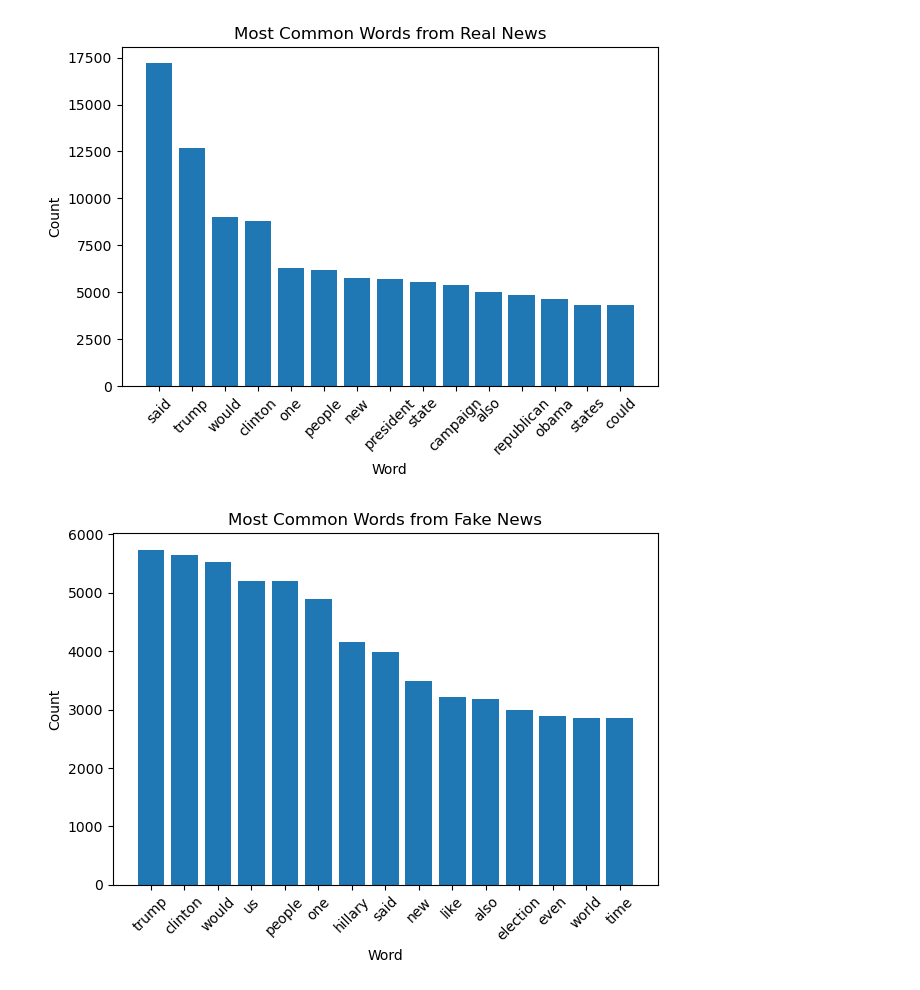
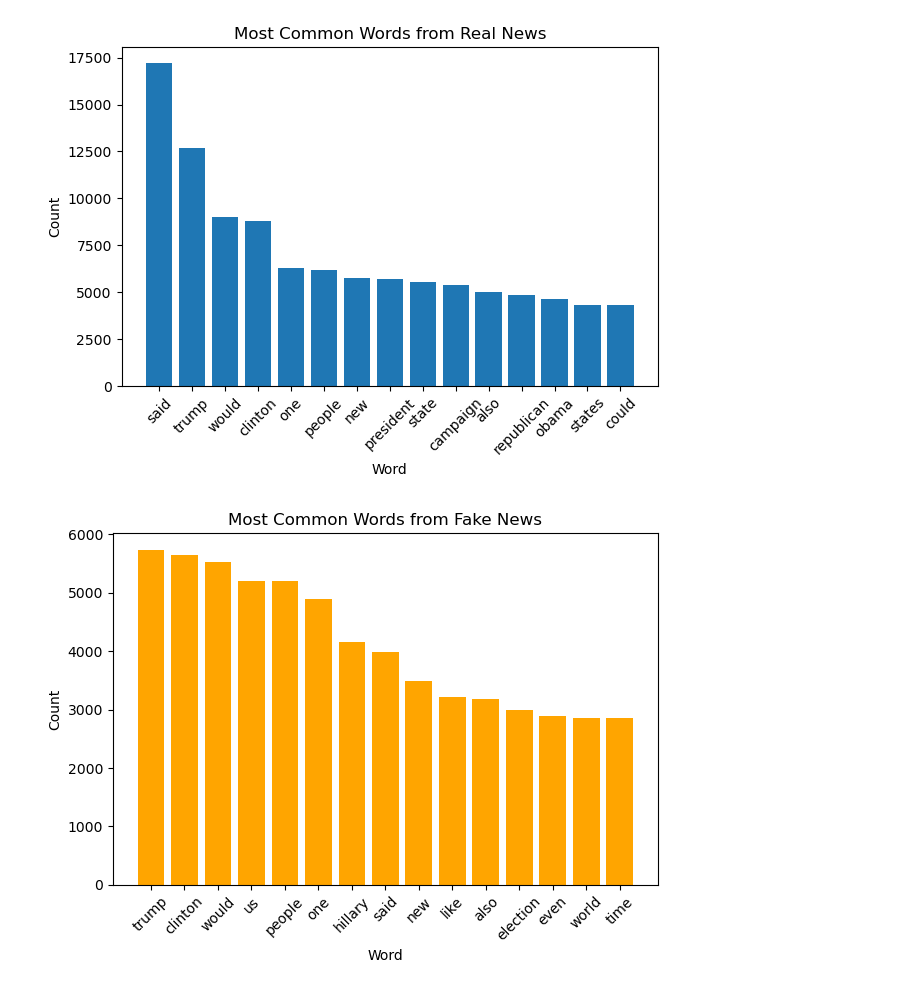
Before and after one commit to vgpass/Fake_News_Analysis_Project_4, a Jupyter notebook: Tuan/metrics.ipynb, the cells around one changed output. Cells and saved outputs as stored; diff of their text form; code cells hidden in the pictures.

Commit message:
Added more graphs with stats

```diff
--- a/Tuan/metrics.ipynb
+++ b/Tuan/metrics.ipynb
@@ -63,0 +79,11 @@ print(len(fake_word_list))
+# %%
+real_article_length = []
+fake_article_length = []
+for i in range(0,len(fake_news_df)):
+    if fake_news_df['target'][i] == 0:
+        real_article_length.append(len(fake_news_df['cleaned_text'][i].split()))
+    elif fake_news_df['target'][i] == 1:
+        fake_article_length.append(len(fake_news_df['cleaned_text'][i].split()))
+
+print(len(real_article_length))
+print(len(fake_article_length))
@@ -91,12 +137,12 @@ plt.savefig('real_news_word_count.png')
 # %% [output]
 [figure]
 # %%
-plt.bar(fake_x, fake_y, align="center")
+plt.bar(fake_x, fake_y, align="center", color='orange')
 plt.xticks(rotation=45)
 plt.xlabel('Word')
 plt.ylabel('Count')
 plt.title('Most Common Words from Fake News')
 plt.tight_layout()
 plt.savefig('fake_news_word_count.png')
 # %% [output]
-[figure, old version]
+[figure, new version]
```
Also changed, not shown: parts of 4 cells of this notebook, 3 other files.
